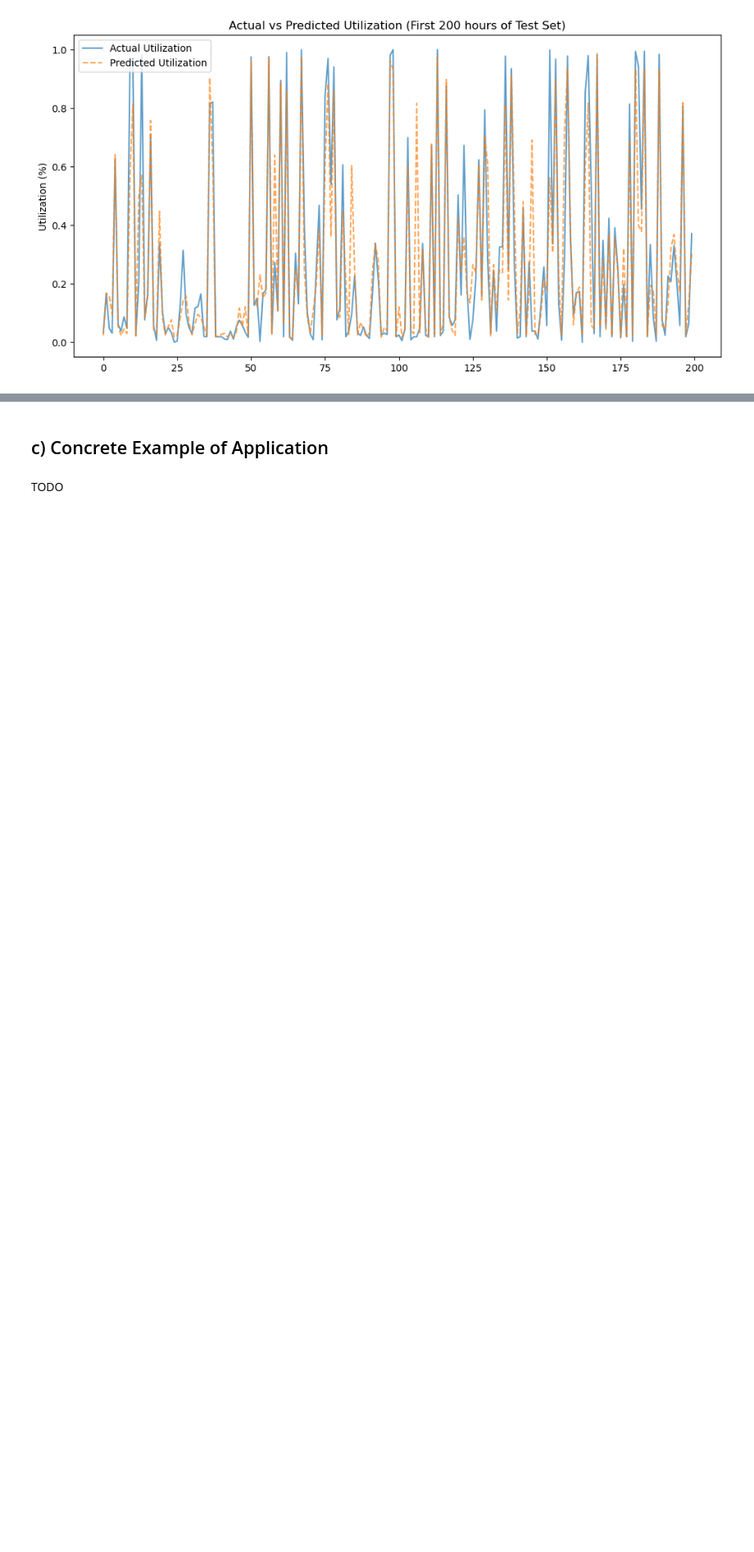
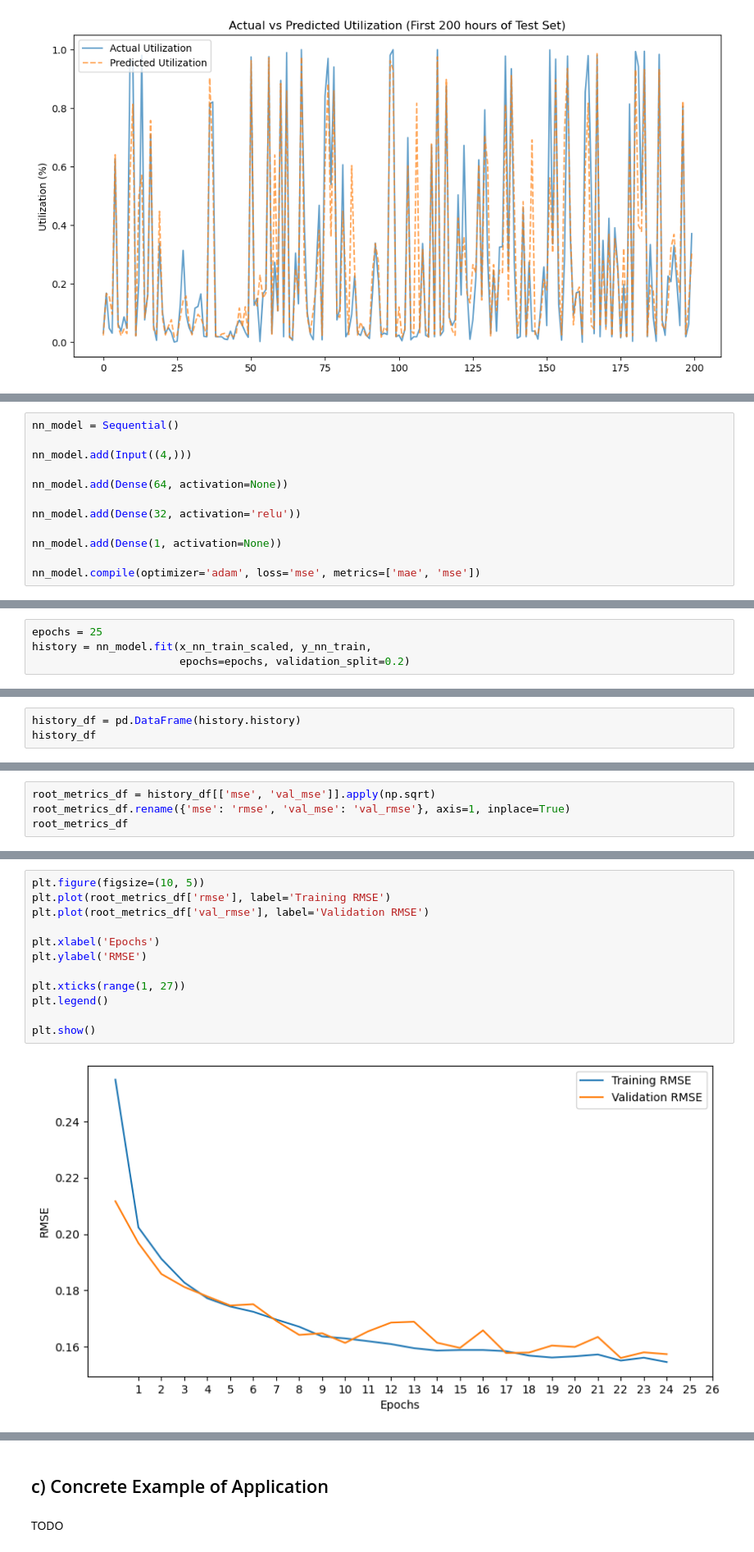
Before and after one commit to lbaudenb/AA_Team_6, a Jupyter notebook: notebooks/04_prediction.ipynb, the cells around one changed output, grey strips where cells are left out. Shown at 82% size. Saved outputs shown, nothing was run; the diff lists cells and outputs as text; blank space fills up the shorter version.

```diff
--- a/notebooks/04_prediction.ipynb
+++ b/notebooks/04_prediction.ipynb
@@ -669,0 +692,12 @@ plt.show()
+# %%
+nn_model = Sequential()
+
+nn_model.add(Input((4,)))
+
+nn_model.add(Dense(64, activation=None))
+
+nn_model.add(Dense(32, activation='relu'))
+
+nn_model.add(Dense(1, activation=None))
+
+nn_model.compile(optimizer='adam', loss='mse', metrics=['mae', 'mse'])
@@ -669,0 +720,4 @@ plt.show()
+# %%
+epochs = 25
+history = nn_model.fit(x_nn_train_scaled, y_nn_train,
+                       epochs=epochs, validation_split=0.2)
@@ -669,0 +756,3 @@ plt.show()
+# %%
+history_df = pd.DataFrame(history.history)
+history_df
@@ -669,0 +777,4 @@ plt.show()
+# %%
+root_metrics_df = history_df[['mse', 'val_mse']].apply(np.sqrt)
+root_metrics_df.rename({'mse': 'rmse', 'val_mse': 'val_rmse'}, axis=1, inplace=True)
+root_metrics_df
@@ -669,0 +799,14 @@ plt.show()
+# %%
+plt.figure(figsize=(10, 5))
+plt.plot(root_metrics_df['rmse'], label='Training RMSE')
+plt.plot(root_metrics_df['val_rmse'], label='Validation RMSE')
+
+plt.xlabel('Epochs')
+plt.ylabel('RMSE')
+
+plt.xticks(range(1, 27))
+plt.legend()
+
+plt.show()
+# %% [output]
+[figure, added]
```
Also changed, not shown: parts of 15 cells of this notebook.
